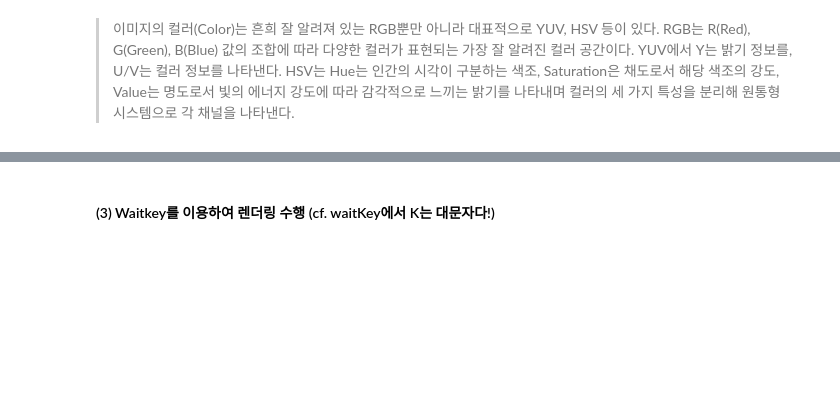
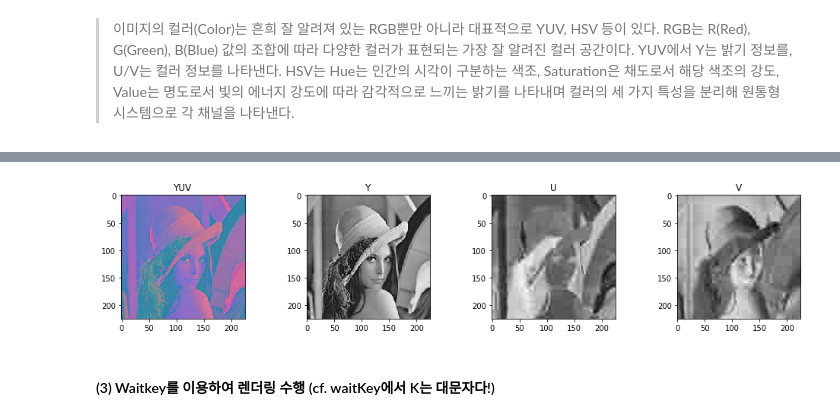
Before and after one commit to Jiwon-Hwang/Dafit, a Jupyter notebook: [DF907] OpenCV 다루기 첫걸음/[DF907_02] 영상의 컬러 공간 변환.ipynb, the cells around one changed output, grey strips where cells are left out. Drawn from its saved outputs; the diff is of its cells as text; code cells hidden in the pictures; blank space fills up the shorter version.

```diff
--- a/[DF907] OpenCV 다루기 첫걸음/[DF907_02] 영상의 컬러 공간 변환.ipynb
+++ b/[DF907] OpenCV 다루기 첫걸음/[DF907_02] 영상의 컬러 공간 변환.ipynb
@@ -26,3 +70,26 @@ img = cv2.imread('DF907_01_01.jpg', cv2.IMREAD_GRAYSCALE)
+# %%
+plt.figure(1, figsize=(16, 3.2))
+plt.subplots_adjust(wspace=0.5)
+
+plt.subplot(1,4,1)
+plt.imshow(img_yuv, cmap="gray") # cmap='gray' 부분을 써 주어야 matplotlib이 흑백 사진을 제대로 출력!
+plt.title('YUV')
+
+plt.subplot(1,4,2)
+plt.imshow(img_y, cmap="gray")
+plt.title('Y')
+
+plt.subplot(1,4,3)
+plt.imshow(img_u, cmap="gray")
+plt.title('U')
+
+plt.subplot(1,4,4)
+plt.imshow(img_v, cmap="gray")
+plt.title('V')
+
+plt.show()
+# %% [output]
+[figure, added]
 # %% [markdown]
 #### (3) Waitkey를 이용하여 렌더링 수행 (cf. waitKey에서 K는 대문자다!)
 # %%
```
Also changed, not shown: parts of 9 cells of this notebook.
